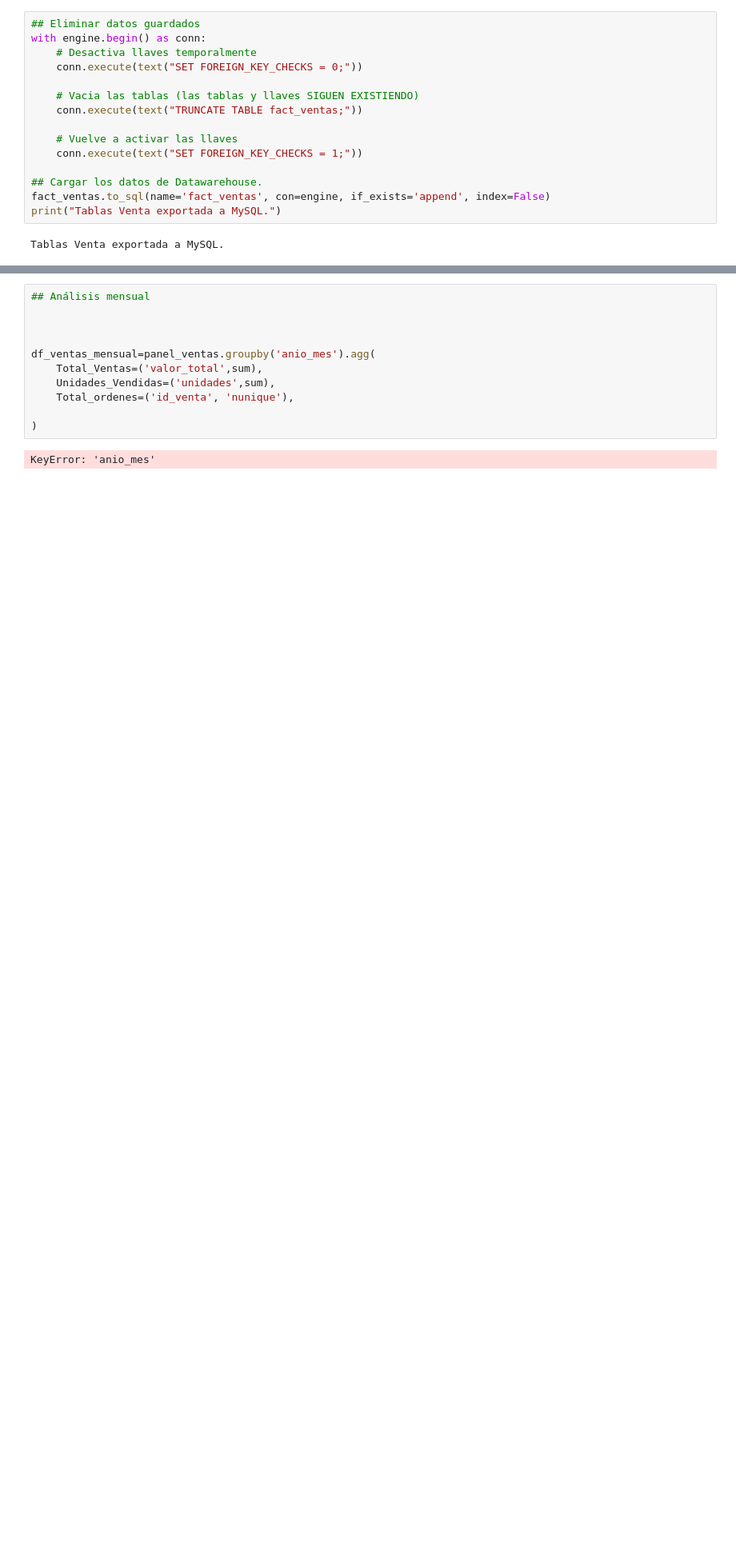
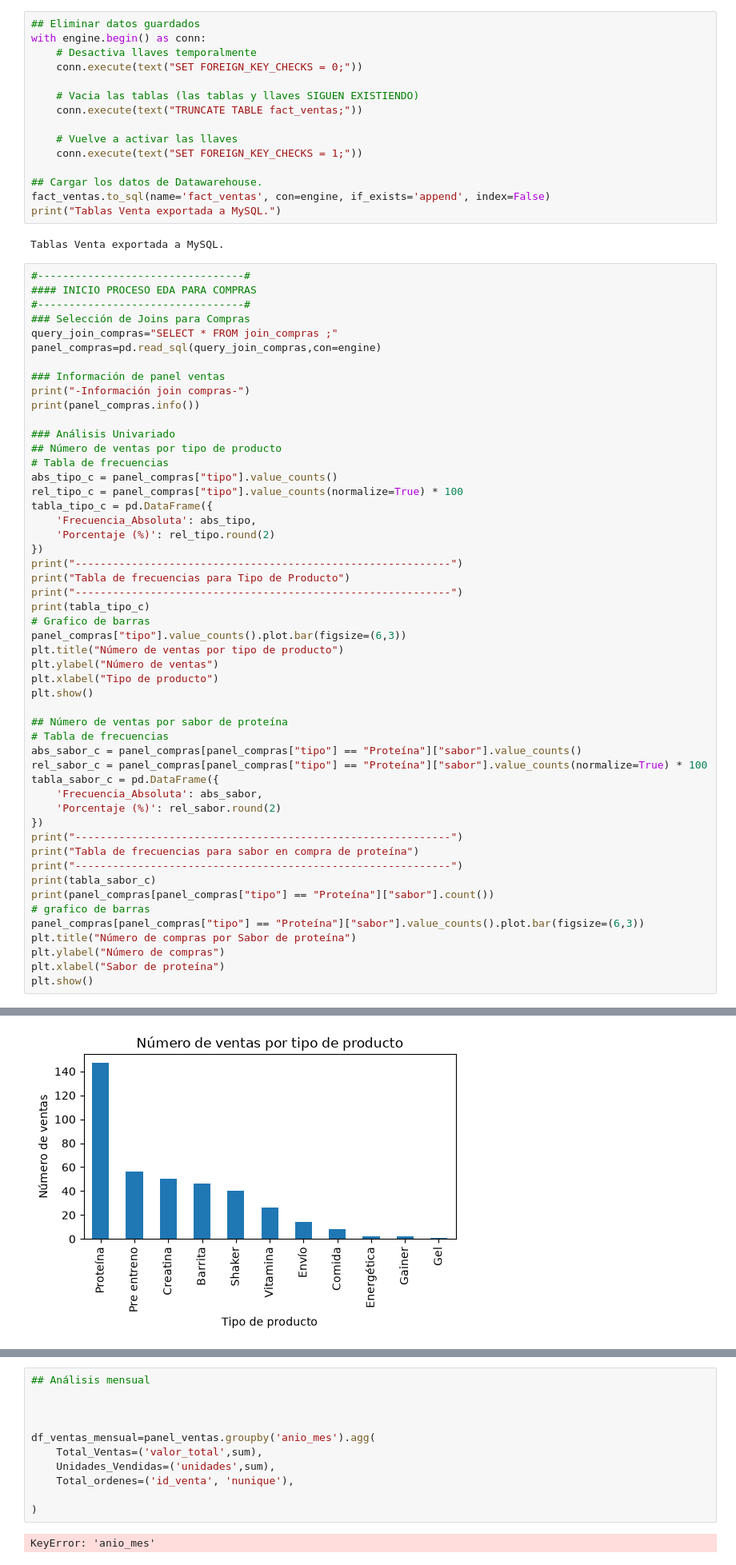
Before and after one commit to marcospnur/Bravos_Nutrition, a Jupyter notebook: Analisis de datos.ipynb, the cells around one changed output, grey strips where cells are left out. Shown at 80% size. Drawn from its saved outputs; the diff is of its cells as text; blank space fills up the shorter version.

Commit message:
EDA Univariado Compras

```diff
--- a/Analisis de datos.ipynb
+++ b/Analisis de datos.ipynb
@@ -469,3 +469,55 @@ fact_ventas.to_sql(name='fact_ventas', con=engine, if_exists='append', index=Fal
 print("Tablas Venta exportada a MySQL.")
 # %% [output]
 Tablas Venta exportada a MySQL.
+# %%
+#---------------------------------#
+#### INICIO PROCESO EDA PARA COMPRAS
+#---------------------------------#
+### Selección de Joins para Compras
+query_join_compras="SELECT * FROM join_compras ;"
+panel_compras=pd.read_sql(query_join_compras,con=engine)
+
+### Información de panel ventas
+print("-Información join compras-")
+print(panel_compras.info())
+
+### Análisis Univariado
+## Número de ventas por tipo de producto
+# Tabla de frecuencias
+abs_tipo_c = panel_compras["tipo"].value_counts()
+rel_tipo_c = panel_compras["tipo"].value_counts(normalize=True) * 100
+tabla_tipo_c = pd.DataFrame({
+    'Frecuencia_Absoluta': abs_tipo,
+    'Porcentaje (%)': rel_tipo.round(2)
+})
+print("------------------------------------------------------------")
+print("Tabla de frecuencias para Tipo de Producto")
+print("------------------------------------------------------------")
+print(tabla_tipo_c)
+# Grafico de barras
+panel_compras["tipo"].value_counts().plot.bar(figsize=(6,3))
+plt.title("Número de ventas por tipo de producto")
+plt.ylabel("Número de ventas")
+plt.xlabel("Tipo de producto")
+plt.show()
+
+## Número de ventas por sabor de proteína
+# Tabla de frecuencias
+abs_sabor_c = panel_compras[panel_compras["tipo"] == "Proteína"]["sabor"].value_counts()
+rel_sabor_c = panel_compras[panel_compras["tipo"] == "Proteína"]["sabor"].value_counts(normalize=True) * 100
+tabla_sabor_c = pd.DataFrame({
+    'Frecuencia_Absoluta': abs_sabor,
+    'Porcentaje (%)': rel_sabor.round(2)
+})
+print("------------------------------------------------------------")
+print("Tabla de frecuencias para sabor en compra de proteína")
+print("------------------------------------------------------------")
+print(tabla_sabor_c)
+print(panel_compras[panel_compras["tipo"] == "Proteína"]["sabor"].count())
+# grafico de barras
+panel_compras[panel_compras["tipo"] == "Proteína"]["sabor"].value_counts().plot.bar(figsize=(6,3))
+plt.title("Número de compras por Sabor de proteína")
+plt.ylabel("Número de compras")
+plt.xlabel("Sabor de proteína")
+plt.show()
+# %% [output]
@@ -471,0 +541 @@ Tablas Venta exportada a MySQL.
+[figure, added]
```
Also changed, not shown: parts of 4 cells of this notebook.
